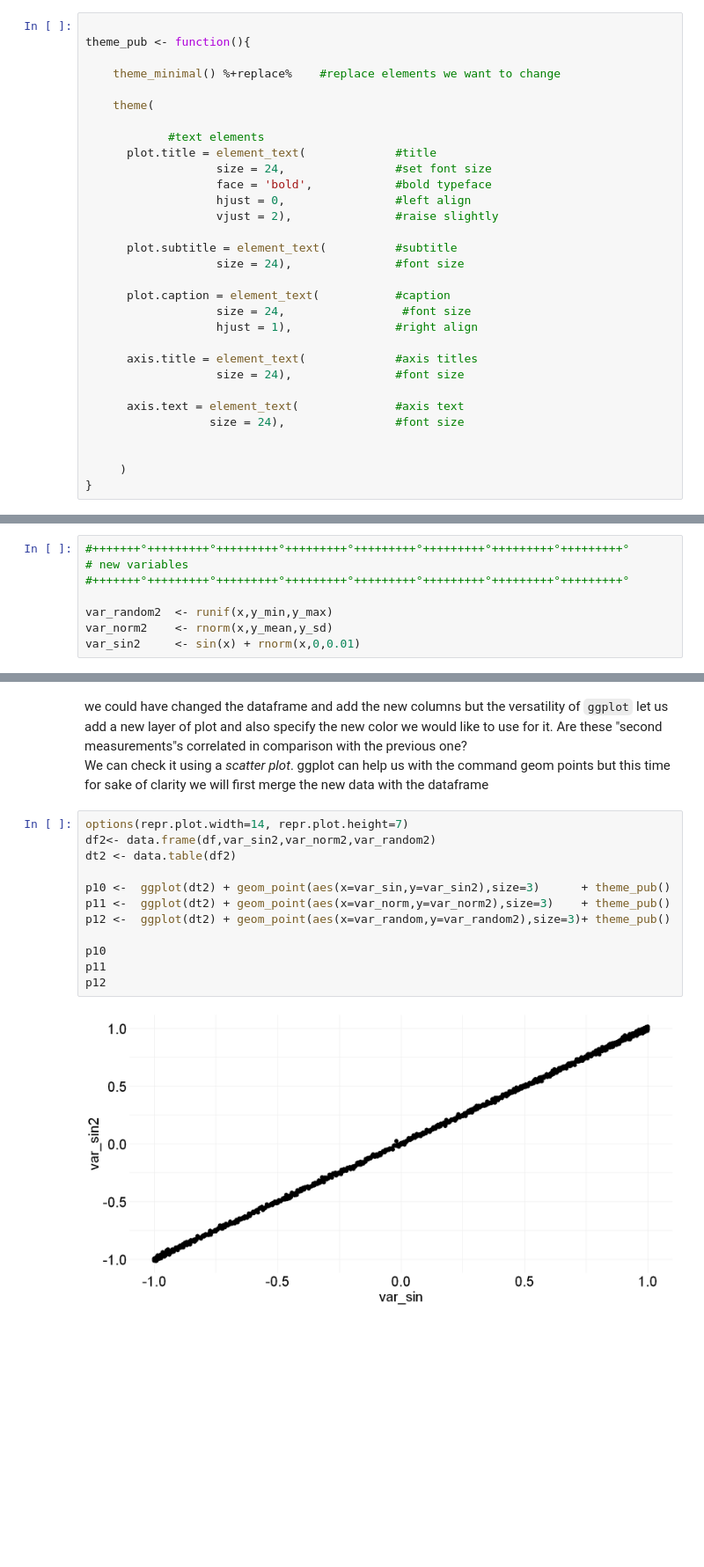
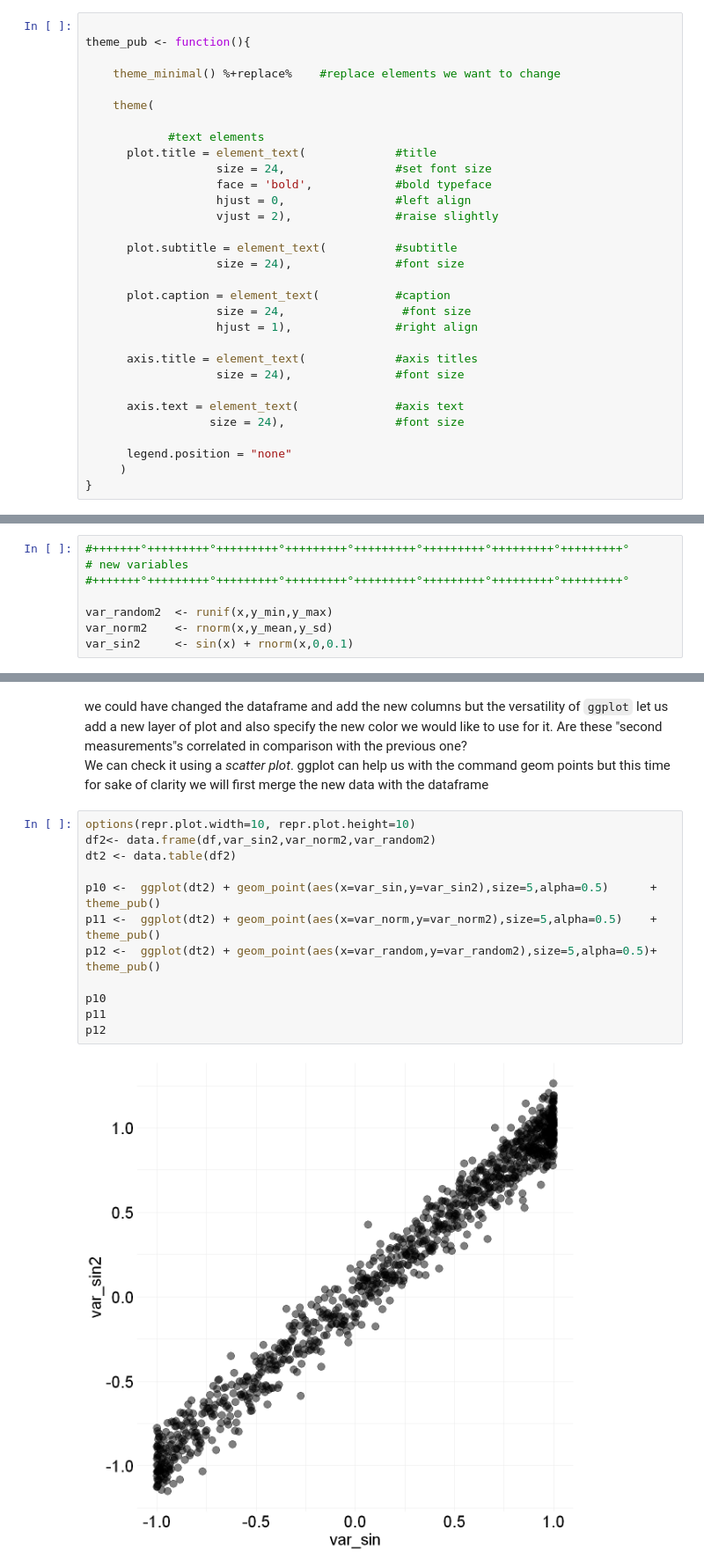
Before and after one commit to jojosgithub/blog, a Jupyter notebook: _notebooks/2021-06-18-eda.ipynb, the cells around one changed output, grey strips where cells are left out. Shown: that part at 88% size. Saved outputs shown, nothing was run; the diff lists cells and outputs as text; blank space fills up the shorter version.

```diff
--- a/_notebooks/2021-06-18-eda.ipynb
+++ b/_notebooks/2021-06-18-eda.ipynb
@@ -116,7 +116,7 @@ theme_pub <- function(){
       axis.text = element_text(              #axis text
                   size = 24),                #font size
 
-
+      legend.position = "none"
      )
 }
 # %% [markdown]
@@ -195,7 +195,7 @@ Let's add a second se of "measurements" for each variable to the dataset previou
 
 var_random2  <- runif(x,y_min,y_max)
 var_norm2    <- rnorm(x,y_mean,y_sd)
-var_sin2     <- sin(x) + rnorm(x,0,0.01)
+var_sin2     <- sin(x) + rnorm(x,0,0.1)
 # %% [markdown]
 At first we will plot them and add them to the previous plot
 # %%
@@ -214,16 +214,16 @@ p9
 we could have changed the dataframe and add the new columns but the versatility of `ggplot` let us add a new layer of plot and also specify the new color we would like to use for it. Are these "second measurements"s correlated in comparison with the previous one?
 We can check it using a *scatter plot*. ggplot can help us with the command geom points but this time for sake of clarity we will first merge the new data with the dataframe
 # %%
-options(repr.plot.width=14, repr.plot.height=7)
+options(repr.plot.width=10, repr.plot.height=10)
 df2<- data.frame(df,var_sin2,var_norm2,var_random2)
 dt2 <- data.table(df2)
 
-p10 <-  ggplot(dt2) + geom_point(aes(x=var_sin,y=var_sin2),size=3)      + theme_pub()
-p11 <-  ggplot(dt2) + geom_point(aes(x=var_norm,y=var_norm2),size=3)    + theme_pub()
-p12 <-  ggplot(dt2) + geom_point(aes(x=var_random,y=var_random2),size=3)+ theme_pub()
+p10 <-  ggplot(dt2) + geom_point(aes(x=var_sin,y=var_sin2),size=5,alpha=0.5)      + theme_pub()
+p11 <-  ggplot(dt2) + geom_point(aes(x=var_norm,y=var_norm2),size=5,alpha=0.5)    + theme_pub()
+p12 <-  ggplot(dt2) + geom_point(aes(x=var_random,y=var_random2),size=5,alpha=0.5)+ theme_pub()
 
 p10
 p11
 p12
 # %% [output]
-[figure, old version]
+[figure, new version]
```
Also changed, not shown: parts of 6 cells of this notebook.
